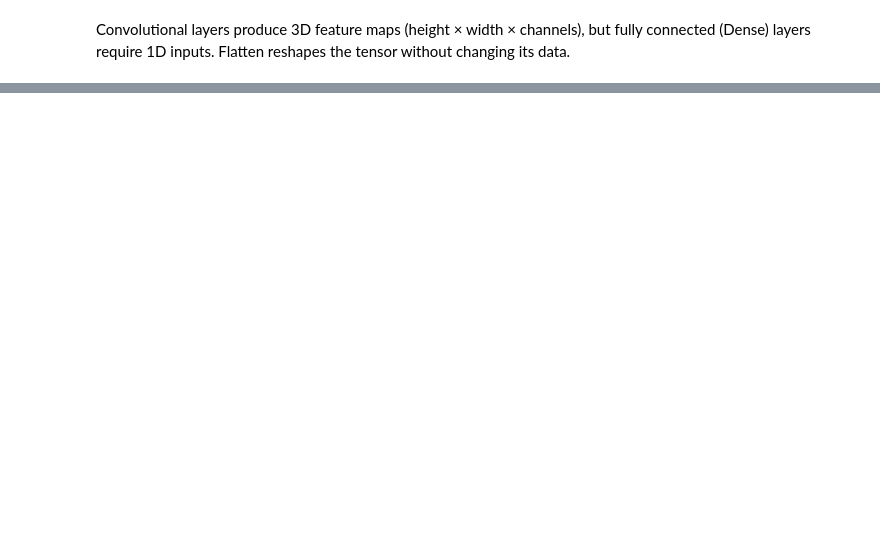
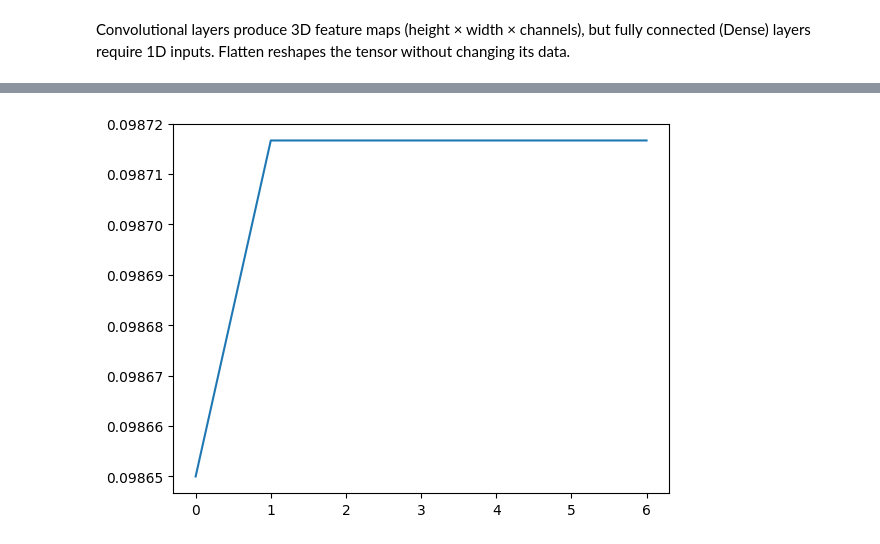
Before and after one commit to Yaa-de-champ/Google-ML, a Jupyter notebook: MNIST_HandwrittenDigitsNeuralNets-master/DeepNets - Copy.ipynb, the cells around one changed output, grey strips where cells are left out. Drawn from its saved outputs; the diff is of its cells as text; code cells hidden in the pictures; blank space fills up the shorter version.

```diff
--- a/MNIST_HandwrittenDigitsNeuralNets-master/DeepNets - Copy.ipynb
+++ b/MNIST_HandwrittenDigitsNeuralNets-master/DeepNets - Copy.ipynb
@@ -90,8 +90,8 @@ array([0, 1, 2, 3, 4, 5, 6, 7, 8, 9], dtype=uint8)
 # %%
 # scale
 # lowest is 0 and highest is 1
-x_train = x_train/255
-y_train = y_train/255
+x_train = x_train / 255.0
+y_train = y_train / 255.0
 # %% [markdown]
 # How Images are formed
 
@@ -131,10 +131,8 @@ Convolutional layers produce 3D feature maps (height × width × channels), but
 # Check Model Summary
 model = Sequential()
 # %%
-model.add(Flatten(input_shape(28, 28)))
+model.add(Flatten(input_shape=(28, 28)))
 model.add(Dense(128, activation='relu')) #128 neurons
-model.add(Dense(64, activation='relu')) #128 neurons
-model.add(Dense(64, activation='relu')) #128 neurons
-model.add(Dense(64, activation='relu')) #128 neurons
-model.add(Dense(23, activation='relu')) #128 neurons
-model.add(Dense(10, activation='softmax')) #128 neurons
+model.add(Dense(64, activation='relu')) #64 neurons
+model.add(Dense(32, activation='relu')) #32 neurons
+model.add(Dense(10, activation='softmax')) #10 neurons or outputs
@@ -146,0 +163,4 @@ model.add(Dense(10, activation='softmax')) #128 neurons
+# %%
+model.compile(optimizer='adam', loss='sparse_categorical_crossentropy', metrics =['accuracy'])
+# %%
+model.fit(x_train, y_train, epochs=7)
@@ -149,4 +201,8 @@ model.add(Dense(10, activation='softmax')) #128 neurons
 # %%
 # Plot Accuracy and Loss
+plt.plot(model.history.history['accuracy'])
+plt.show()
+# %% [output]
+[figure, added]
 # %%
 # Evaluate Model
```
Also changed, not shown: parts of 15 cells of this notebook, 9 other files.
